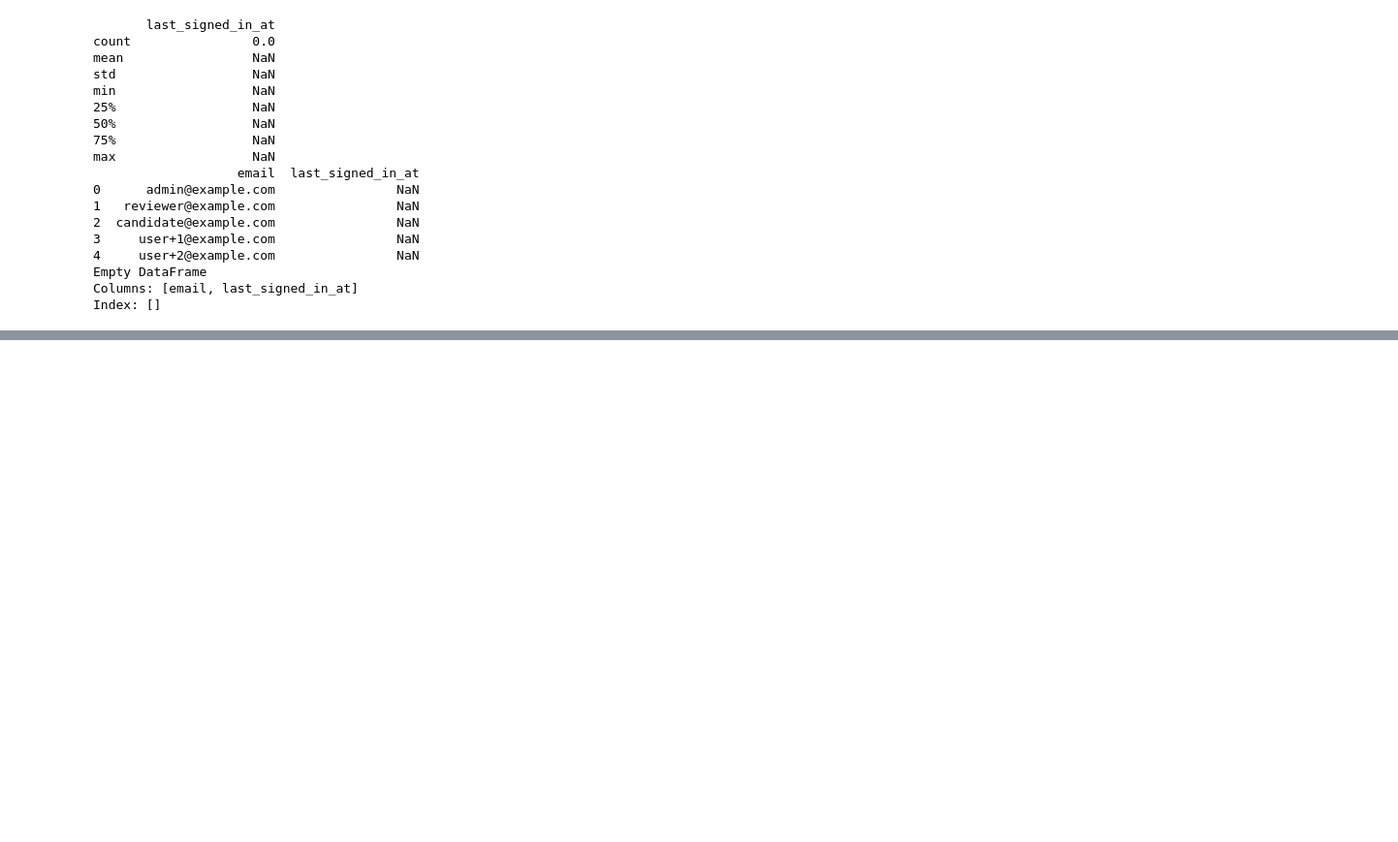
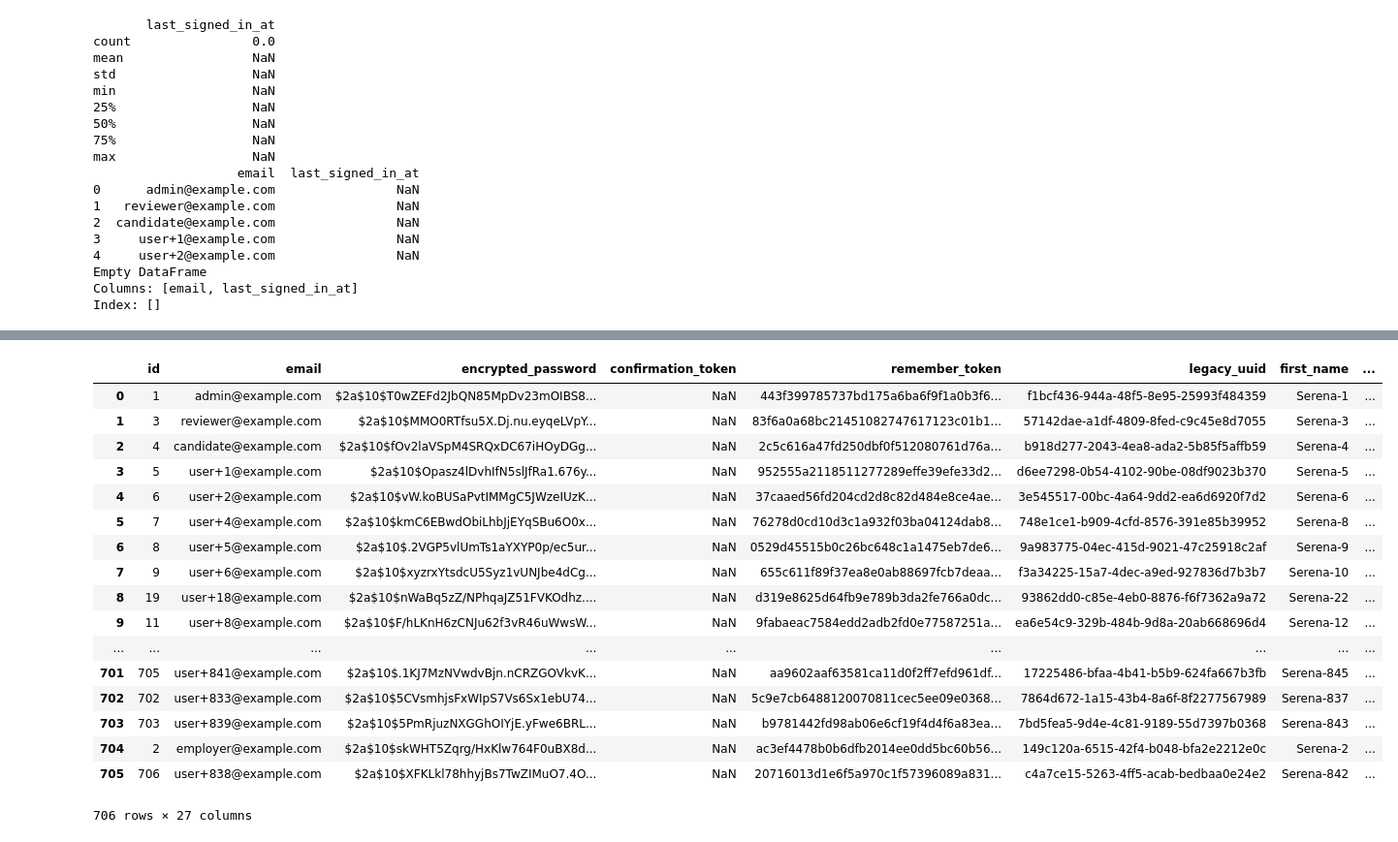
Before and after one commit to mwenger1/machine-learning-sandbox, a Jupyter notebook: Sandbox.ipynb, the cells around one changed output, grey strips where cells are left out. Shown: that part at 97% size. Saved outputs shown, nothing was run; the diff lists cells and outputs as text; code cells hidden in the pictures; blank space fills up the shorter version.

Commit message:
Add pandas dataframe logic

```diff
--- a/Sandbox.ipynb
+++ b/Sandbox.ipynb
@@ -282,0 +319,22 @@ Index: []
+# %%
+# Replace bad data with correct value
+user_data.replace(-999, np.NAN)
+# %% [output]
+|  | id | email | encrypted_password | confirmation_token | remember_token | legacy_uuid | first_name | ... |
+| 0 | 1 | admin@example.com | $2a$10$T0wZEFd2JbQN85MpDv23mOIBS8... | NaN | 443f399785737bd175a6ba6f9f1a0b3f6... | f1bcf436-944a-48f5-8e95-25993f484359 | Serena-1 | ... |
+| 1 | 3 | reviewer@example.com | $2a$10$MMO0RTfsu5X.Dj.nu.eyqeLVpY... | NaN | 83f6a0a68bc21451082747617123c01b1... | 57142dae-a1df-4809-8fed-c9c45e8d7055 | Serena-3 | ... |
+| 2 | 4 | candidate@example.com | $2a$10$fOv2laVSpM4SRQxDC67iHOyDGg... | NaN | 2c5c616a47fd250dbf0f512080761d76a... | b918d277-2043-4ea8-ada2-5b85f5affb59 | Serena-4 | ... |
+| 3 | 5 | user+1@example.com | $2a$10$Opasz4lDvhIfN5slJfRa1.676y... | NaN | 952555a2118511277289effe39efe33d2... | d6ee7298-0b54-4102-90be-08df9023b370 | Serena-5 | ... |
+| 4 | 6 | user+2@example.com | $2a$10$vW.koBUSaPvtIMMgC5JWzeIUzK... | NaN | 37caaed56fd204cd2d8c82d484e8ce4ae... | 3e545517-00bc-4a64-9dd2-ea6d6920f7d2 | Serena-6 | ... |
+| 5 | 7 | user+4@example.com | $2a$10$kmC6EBwdObiLhbJjEYqSBu6O0x... | NaN | 76278d0cd10d3c1a932f03ba04124dab8... | 748e1ce1-b909-4cfd-8576-391e85b39952 | Serena-8 | ... |
+| 6 | 8 | user+5@example.com | $2a$10$.2VGP5vlUmTs1aYXYP0p/ec5ur... | NaN | 0529d45515b0c26bc648c1a1475eb7de6... | 9a983775-04ec-415d-9021-47c25918c2af | Serena-9 | ... |
+| 7 | 9 | user+6@example.com | $2a$10$xyzrxYtsdcU5Syz1vUNJbe4dCg... | NaN | 655c611f89f37ea8e0ab88697fcb7deaa... | f3a34225-15a7-4dec-a9ed-927836d7b3b7 | Serena-10 | ... |
+| 8 | 19 | user+18@example.com | $2a$10$nWaBq5zZ/NPhqaJZ51FVKOdhz.... | NaN | d319e8625d64fb9e789b3da2fe766a0dc... | 93862dd0-c85e-4eb0-8876-f6f7362a9a72 | Serena-22 | ... |
+| 9 | 11 | user+8@example.com | $2a$10$F/hLKnH6zCNJu62f3vR46uWwsW... | NaN | 9fabaeac7584edd2adb2fd0e77587251a... | ea6e54c9-329b-484b-9d8a-20ab668696d4 | Serena-12 | ... |
+| ... | ... | ... | ... | ... | ... | ... | ... | ... |
+| 701 | 705 | user+841@example.com | $2a$10$.1KJ7MzNVwdvBjn.nCRZGOVkvK... | NaN | aa9602aaf63581ca11d0f2ff7efd961df... | 17225486-bfaa-4b41-b5b9-624fa667b3fb | Serena-845 | ... |
+| 702 | 702 | user+833@example.com | $2a$10$5CVsmhjsFxWIpS7Vs6Sx1ebU74... | NaN | 5c9e7cb6488120070811cec5ee09e0368... | 7864d672-1a15-43b4-8a6f-8f2277567989 | Serena-837 | ... |
+| 703 | 703 | user+839@example.com | $2a$10$5PmRjuzNXGGhOIYjE.yFwe6BRL... | NaN | b9781442fd98ab06e6cf19f4d4f6a83ea... | 7bd5fea5-9d4e-4c81-9189-55d7397b0368 | Serena-843 | ... |
+| 704 | 2 | employer@example.com | $2a$10$skWHT5Zqrg/HxKlw764F0uBX8d... | NaN | ac3ef4478b0b6dfb2014ee0dd5bc60b56... | 149c120a-6515-42f4-b048-bfa2e2212e0c | Serena-2 | ... |
+| 705 | 706 | user+838@example.com | $2a$10$XFKLkl78hhyjBs7TwZIMuO7.4O... | NaN | 20716013d1e6f5a970c1f57396089a831... | c4a7ce15-5263-4ff5-acab-bedbaa0e24e2 | Serena-842 | ... |
+706 rows × 27 columns
```
Also changed, not shown: parts of 6 cells of this notebook.
